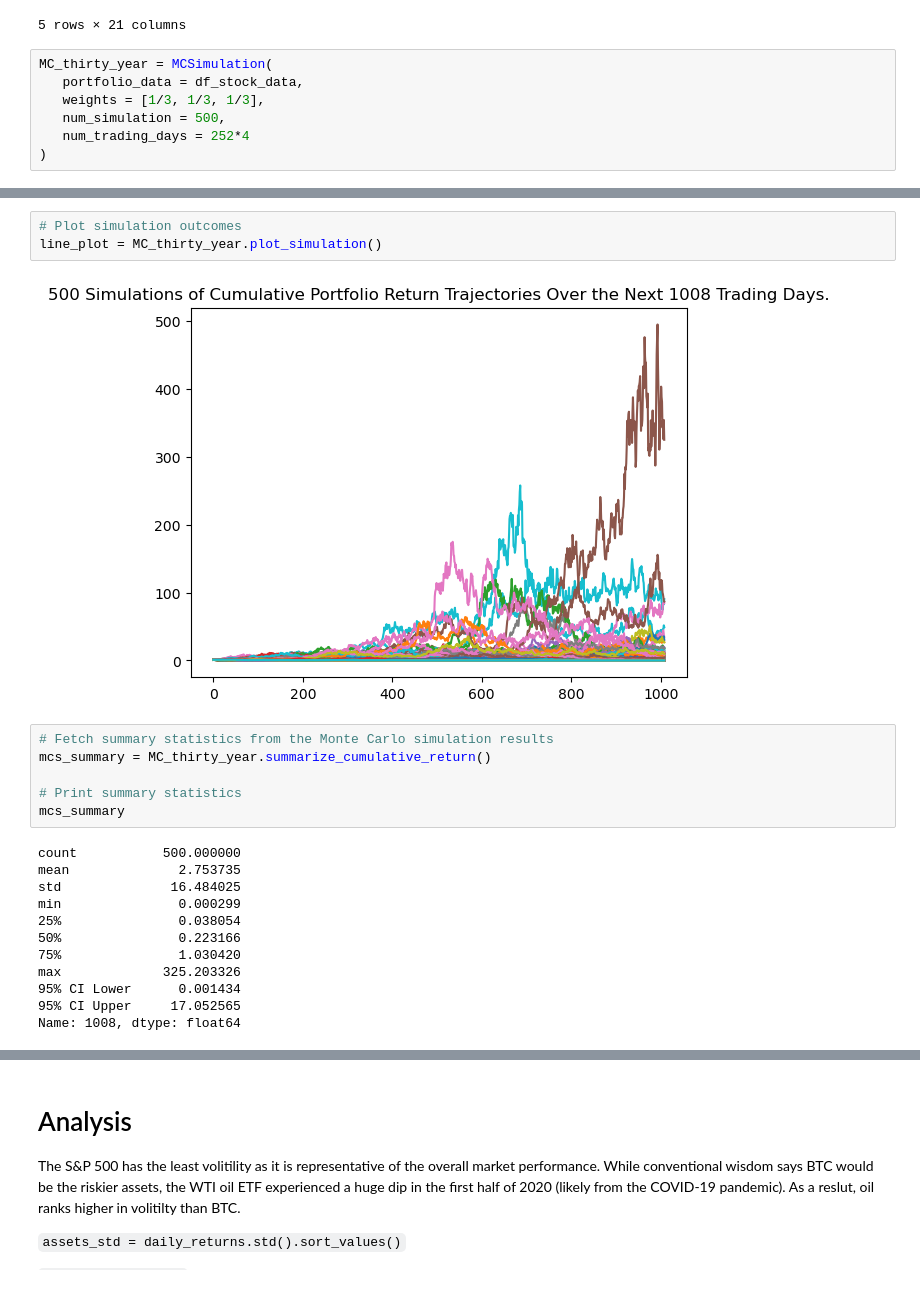
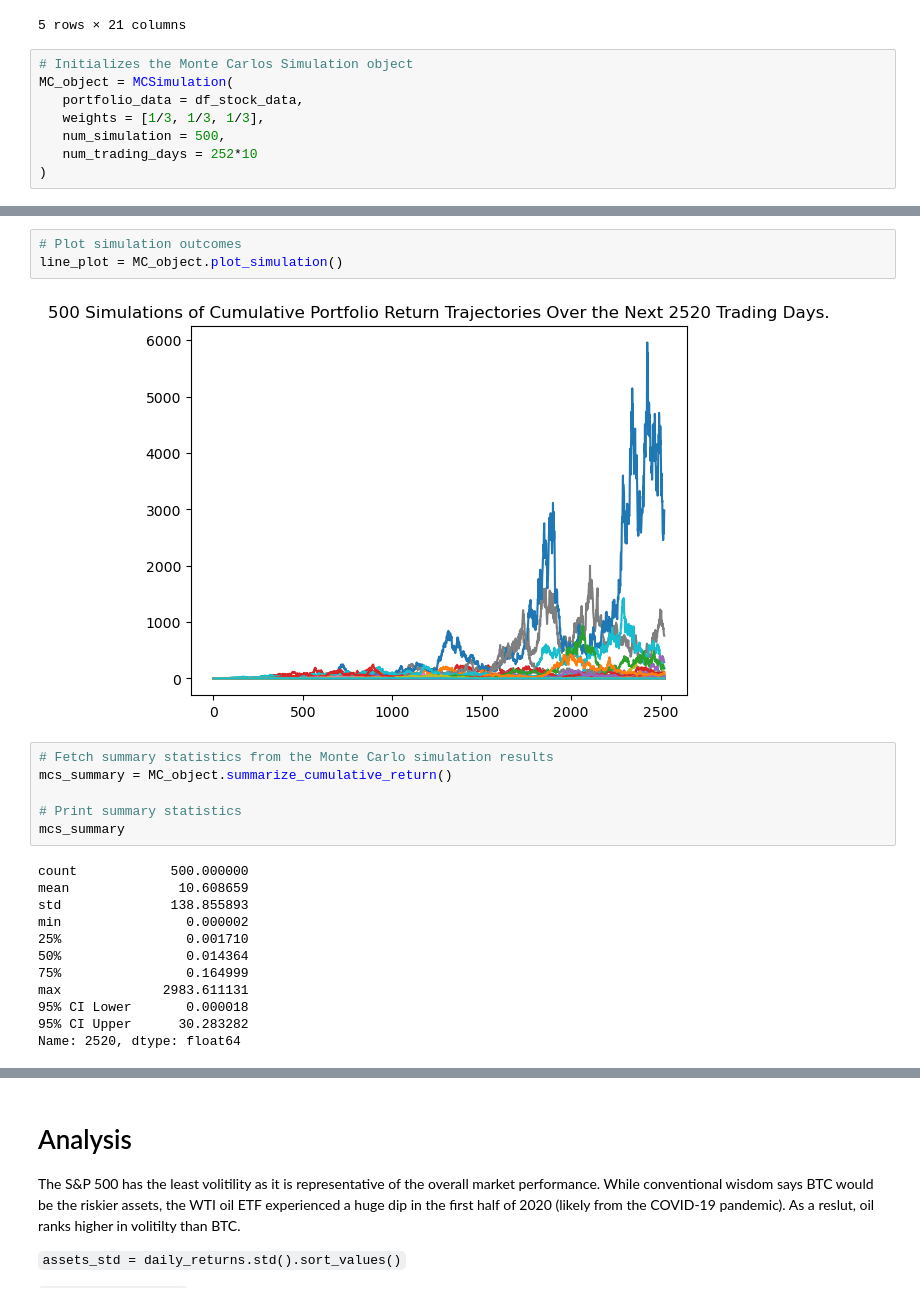
Before and after one commit to robel-codes/asset-correlation-analysis, a Jupyter notebook: DRAFT_data_analysis_cleaned.ipynb, the cells around one changed output, grey strips where cells are left out. Drawn from its saved outputs; the diff is of its cells as text.

Commit message:
Updated Readme with summary to questions answered. Cleaned up the pytends functions. Made the Monte Carlos simulation 10 years

```diff
--- a/DRAFT_data_analysis_cleaned.ipynb
+++ b/DRAFT_data_analysis_cleaned.ipynb
@@ -364,11 +366,12 @@ df_stock_data.head()
 | 2017-11-03 04:00:00+00:00 | 257.77 | 258.50 | 257.300 | 258.45 | 62908639 | 189765 | 258.119308 | 11.00 | 11.200 | 10.925 | ... |
 5 rows × 21 columns
 # %%
-MC_thirty_year = MCSimulation(
+# Initializes the Monte Carlos Simulation object
+MC_object = MCSimulation(
    portfolio_data = df_stock_data,
    weights = [1/3, 1/3, 1/3],
    num_simulation = 500,
-   num_trading_days = 252*4
+   num_trading_days = 252*10
 )
 # %%
 # Printing the simulation input data
@@ -431,25 +434,25 @@ Running Monte Carlo simulation number 490.
 # %%
 # Plot simulation outcomes
-line_plot = MC_thirty_year.plot_simulation()
+line_plot = MC_object.plot_simulation()
 # %% [output]
-[figure, old version]
+[figure, new version]
 # %%
 # Fetch summary statistics from the Monte Carlo simulation results
-mcs_summary = MC_thirty_year.summarize_cumulative_return()
+mcs_summary = MC_object.summarize_cumulative_return()
 
 # Print summary statistics
 mcs_summary
 # %% [output]
-count           500.000000
-mean              2.753735
-std              16.484025
-min               0.000299
-25%               0.038054
-50%               0.223166
-75%               1.030420
-max             325.203326
-95% CI Lower      0.001434
-95% CI Upper     17.052565
-Name: 1008, dtype: float64
+count            500.000000
+mean              10.608659
+std              138.855893
+min                0.000002
+25%                0.001710
+50%                0.014364
+75%                0.164999
+max             2983.611131
+95% CI Lower       0.000018
+95% CI Upper      30.283282
+Name: 2520, dtype: float64
 # %%
 # Plot probability distribution and confidence intervals
```
Also changed, not shown: parts of 11 cells of this notebook, 2 other files.
